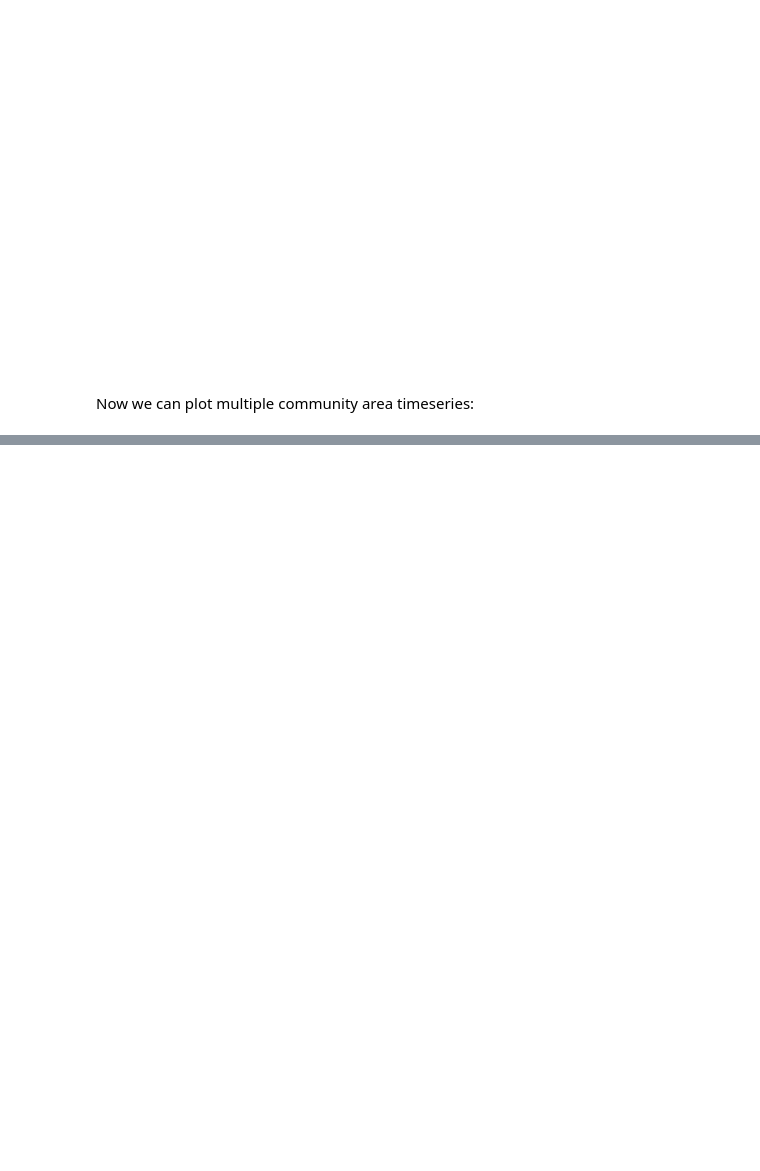
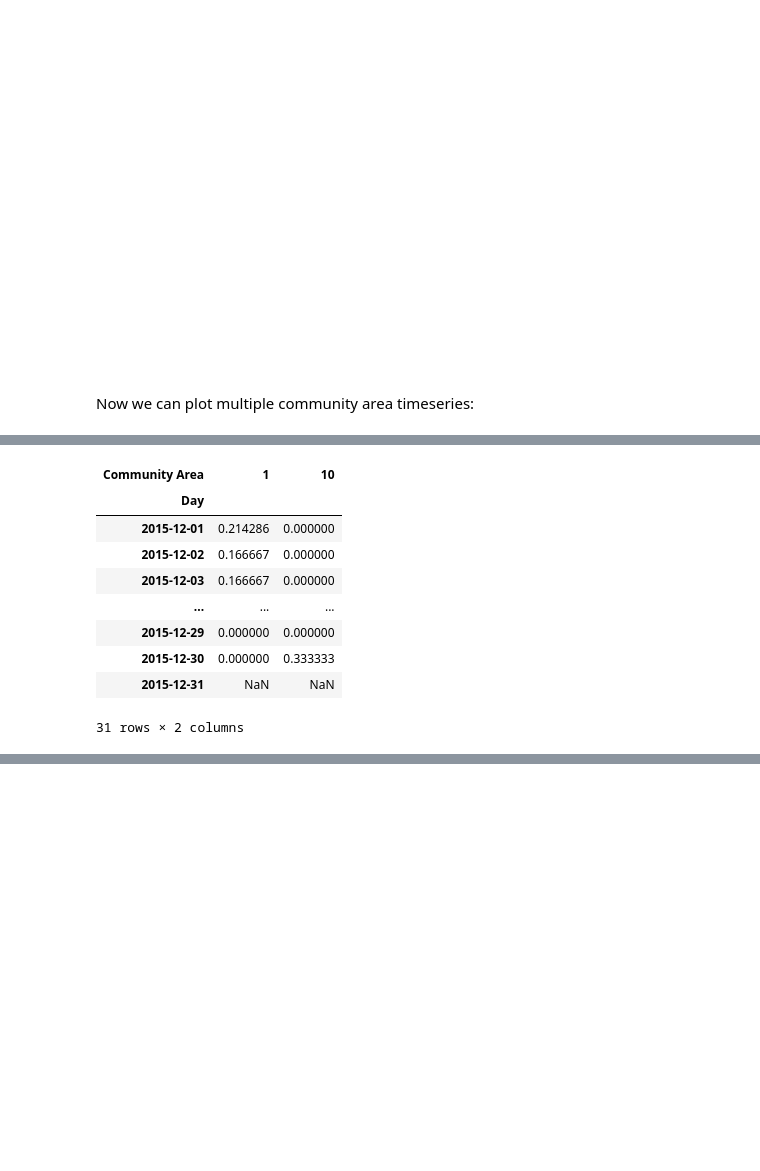
Before and after one commit to computationforpolicy/lecture-examples, a Jupyter notebook: 06_DataFrame_Operations.ipynb, the cells around one changed output, grey strips where cells are left out. Cells and saved outputs as stored; diff of their text form; code cells hidden in the pictures; blank space fills up the shorter version.

```diff
--- a/06_DataFrame_Operations.ipynb
+++ b/06_DataFrame_Operations.ipynb
@@ -160,3 +186,16 @@ Now we can plot multiple community area timeseries:
+# %%
+community_arrest_timeseries[[1, 10]]
+# %% [output]
+| Community Area | 1 | 10 |
+| Day |  |  |
+| 2015-12-01 | 0.214286 | 0.000000 |
+| 2015-12-02 | 0.166667 | 0.000000 |
+| 2015-12-03 | 0.166667 | 0.000000 |
+| ... | ... | ... |
+| 2015-12-29 | 0.000000 | 0.000000 |
+| 2015-12-30 | 0.000000 | 0.333333 |
+| 2015-12-31 | NaN | NaN |
+31 rows × 2 columns
 # %%
 community_arrest_timeseries[[40,41,42]].plot()
 # %% [output]
```
Also changed, not shown: parts of 12 cells of this notebook, 3 other files.
